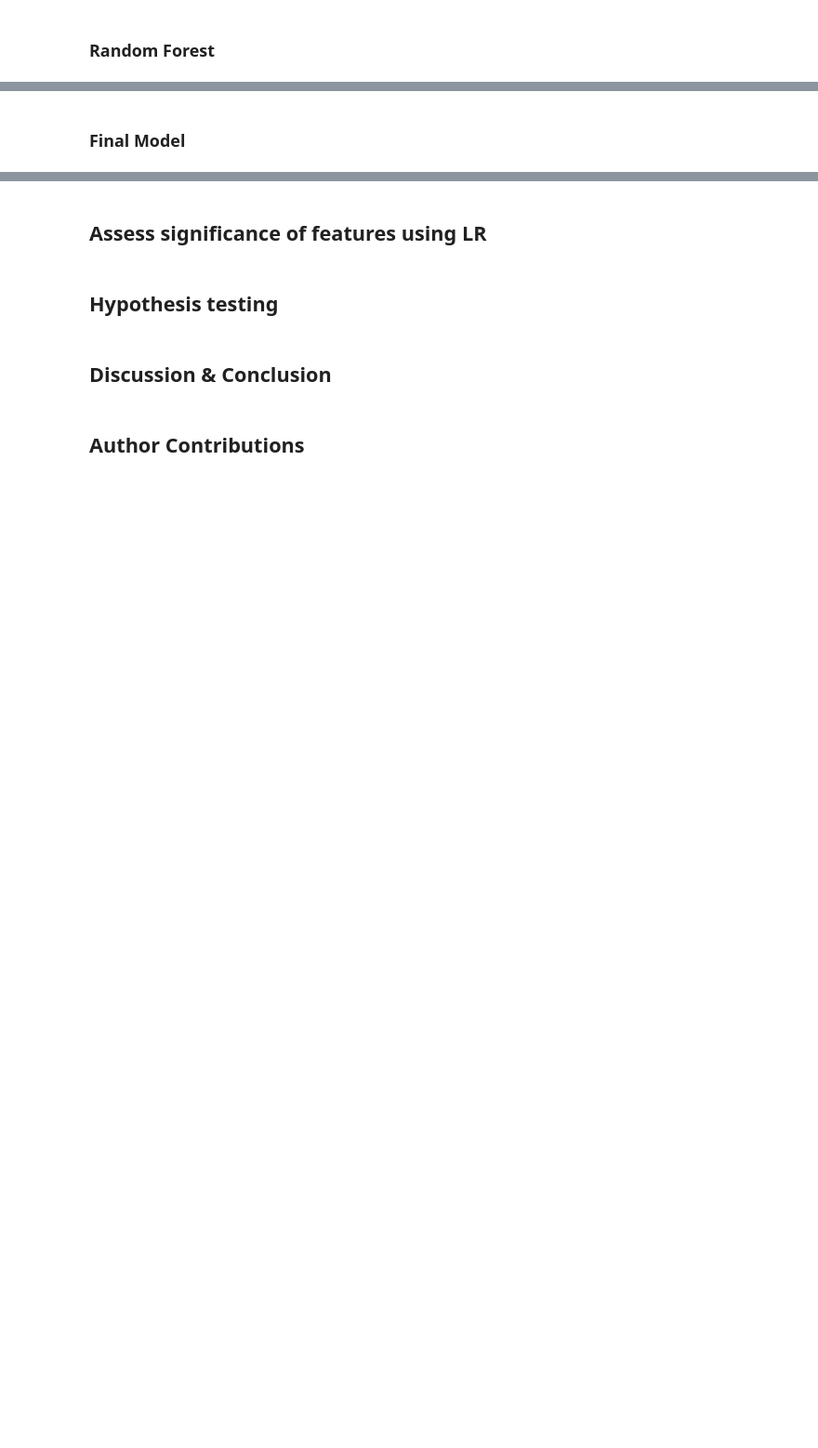
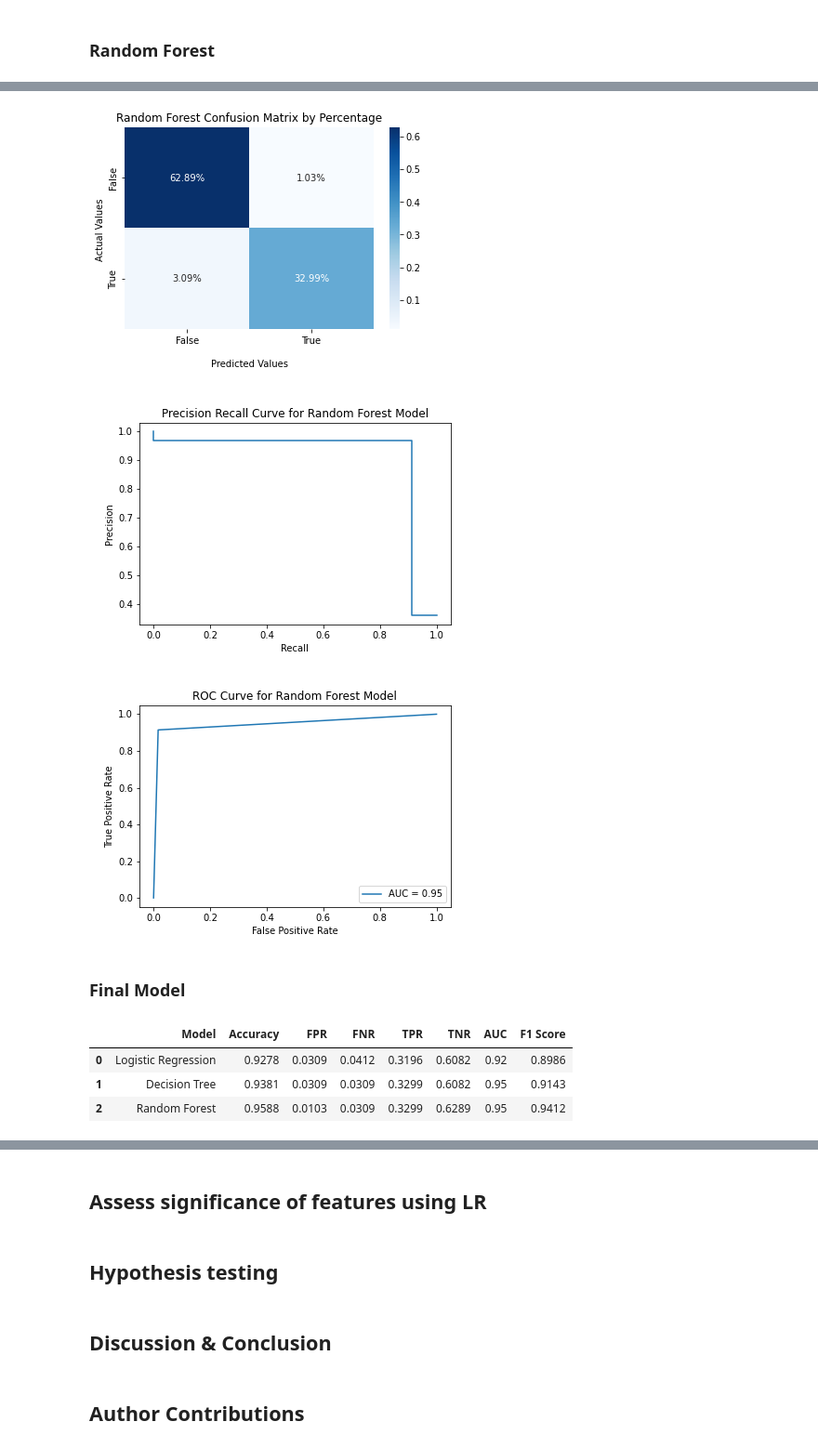
Before and after one commit to UCB-stat-159-s22/hw07-Group26, a Jupyter notebook: main.ipynb, the cells around one changed output, grey strips where cells are left out. Shown: that part at 93% size. Drawn from its saved outputs; the diff is of its cells as text; code cells hidden in the pictures; blank space fills up the shorter version.

```diff
--- a/main.ipynb
+++ b/main.ipynb
@@ -21,2 +53,38 @@ In our research, we wish to build a model that can identify whether the cancer i
+# %%
+conf_image_rf = Image.open('figures/confusion_matrix_rf.png')
+prec_recall_image_rf = Image.open('figures/precision_recall_curve_rf.png')
+roc_curve_image_rf = Image.open('figures/roc_curve_rf.png')
+display(conf_image_rf)
+display(prec_recall_image_rf)
+display(roc_curve_image_rf)
+# %% [output]
+[figure, added]
+[figure, added]
+[figure, added]
 # %% [markdown]
 ### Final Model
+# %%
+import pandas as pd
+d = {
+    'Metrics': ['Accuracy', 'FPR', 'FNR', 'TPR', 'TNR', 'AUC', 'F1 Score'],
+    'Logistic Regression': ['0.9278', '0.0309', '0.0412', '0.3196', '0.6082', '0.92', '0.8986'],
+    'Decision Tree': ['0.9381', '0.0309', '0.0309', '0.3299', '0.6082', '0.95', '0.9143'],
+    'Random Forest': ['0.9588', '0.0103', '0.0309', '0.3299', '0.6289', '0.95', '0.9412']
+}
+d = {
+    'Model': ['Logistic Regression', 'Decision Tree', 'Random Forest'],
+    'Accuracy': ['0.9278', '0.9381', '0.9588'],
+    'FPR': ['0.0309', '0.0309', '0.0103'],
+    'FNR': ['0.0412', '0.0309', '0.0309'],
+    'TPR': ['0.3196', '0.3299', '0.3299'],
+    'TNR': ['0.6082', '0.6082', '0.6289'],
+    'AUC': ['0.92', '0.95', '0.95'],
+    'F1 Score': ['0.8986', '0.9143', '0.9412']
+}
+metrics_df = pd.DataFrame(data=d)
+metrics_df
+# %% [output]
+|  | Model | Accuracy | FPR | FNR | TPR | TNR | AUC | F1 Score |
+| 0 | Logistic Regression | 0.9278 | 0.0309 | 0.0412 | 0.3196 | 0.6082 | 0.92 | 0.8986 |
+| 1 | Decision Tree | 0.9381 | 0.0309 | 0.0309 | 0.3299 | 0.6082 | 0.95 | 0.9143 |
+| 2 | Random Forest | 0.9588 | 0.0103 | 0.0309 | 0.3299 | 0.6289 | 0.95 | 0.9412 |
```
Also changed, not shown: parts of 8 cells of this notebook, 2 other files.
